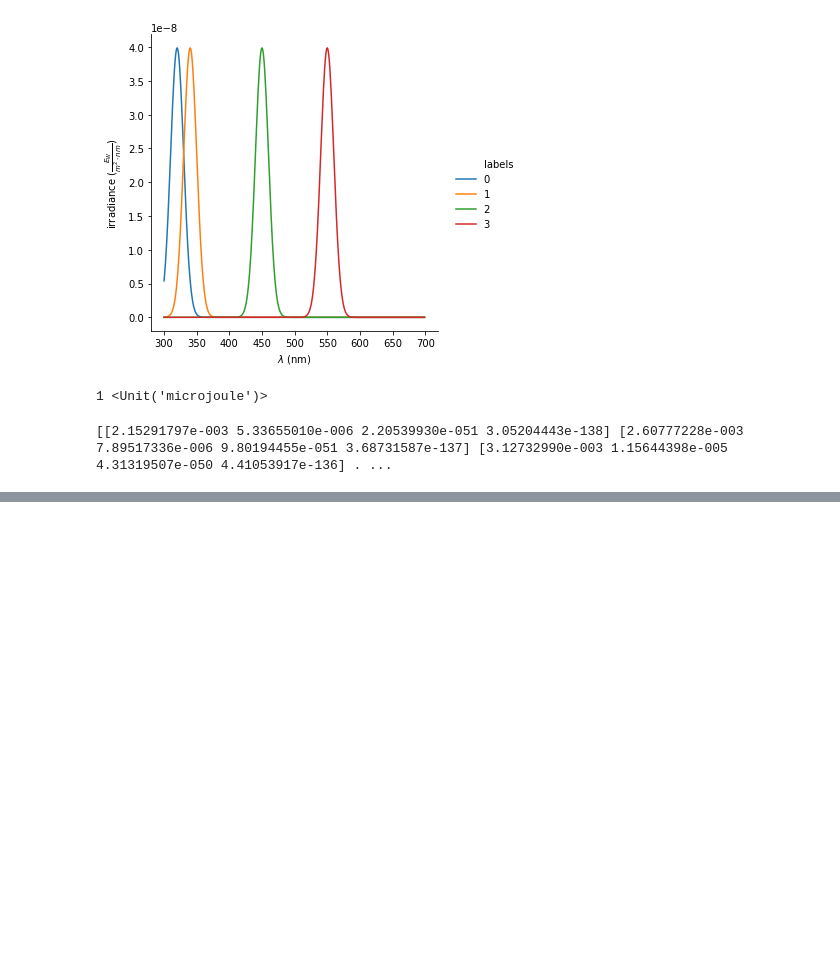
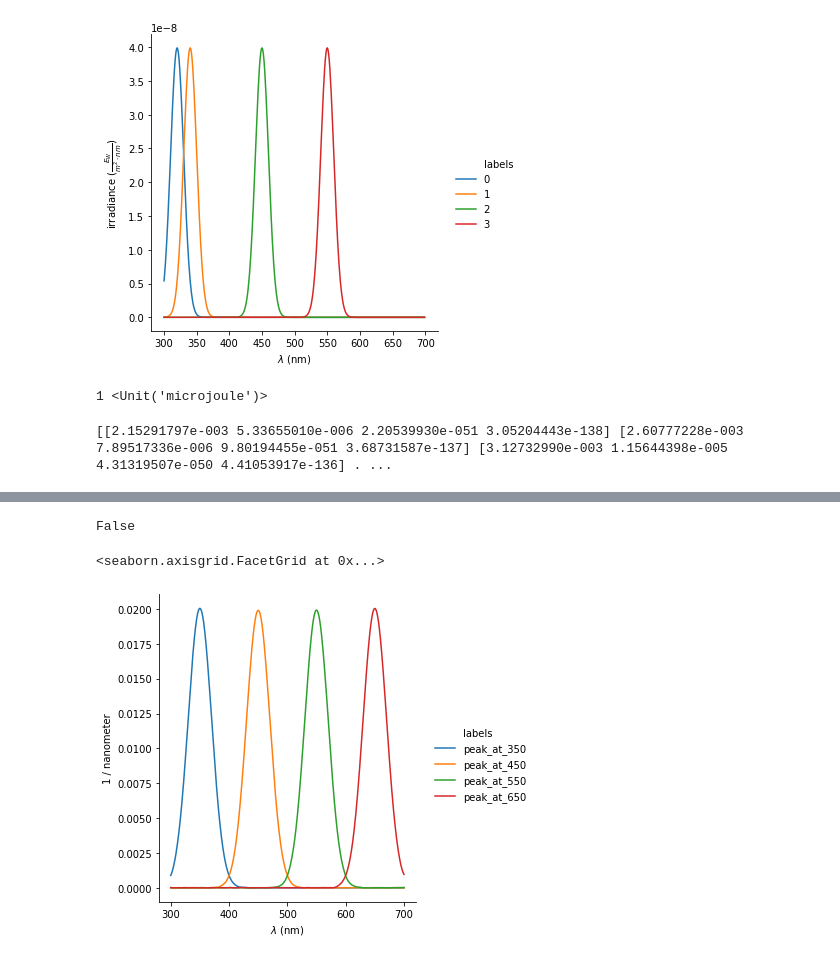
Before and after one commit to neuralsignal/dreye, a Jupyter notebook: messy_notebooks/rebase_Tests.ipynb, the cells around one changed output, grey strips where cells are left out. Saved outputs shown, nothing was run; the diff lists cells and outputs as text; code cells hidden in the pictures; blank space fills up the shorter version.

```diff
--- a/messy_notebooks/rebase_Tests.ipynb
+++ b/messy_notebooks/rebase_Tests.ipynb
@@ -466,0 +503,17 @@ pint.__version__
+# %%
+mps = get_led_spectra_container(
+    4,
+    intensity_bounds=(np.zeros(4), np.array([200, 120, 140, 105])),
+    output_bounds=(np.array([0, 1, 0, 1]), np.array([1, 0, 1, 0])),
+    # resolution=np.linspace(-10, 10, 2**16)
+)
+# %%
+mps = MeasuredSpectraContainer([
+    MeasuredSpectrum(
+        mp + mp.units * np.random.normal(0, 0.01, size=mp.shape),
+        zero_intensity_bound=(
+            np.min(mp.output) if mp.zero_is_lower else
+            np.max(mp.output)
+        )
+    ) for mp in mps
+])
@@ -466,0 +522,4 @@ pint.__version__
+# %%
+is_hashable(np.array([]))
+# %% [output]
+False
@@ -466,0 +528,5 @@ pint.__version__
+# %%
+mps.smooth(20).normalized_spectra.plot()
+# %% [output]
+<seaborn.axisgrid.FacetGrid at 0x...>
+[figure, added]
```
Also changed, not shown: parts of 98 cells of this notebook, 15 other files.
